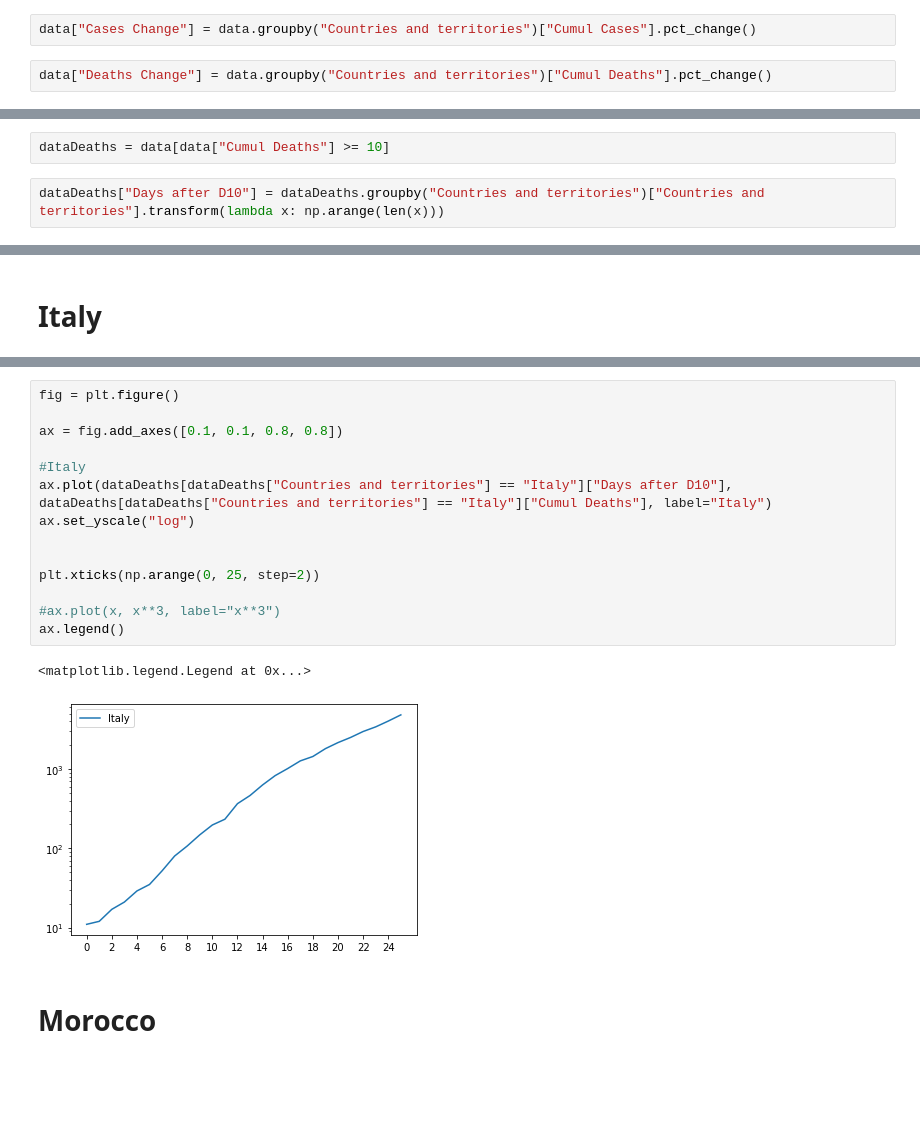
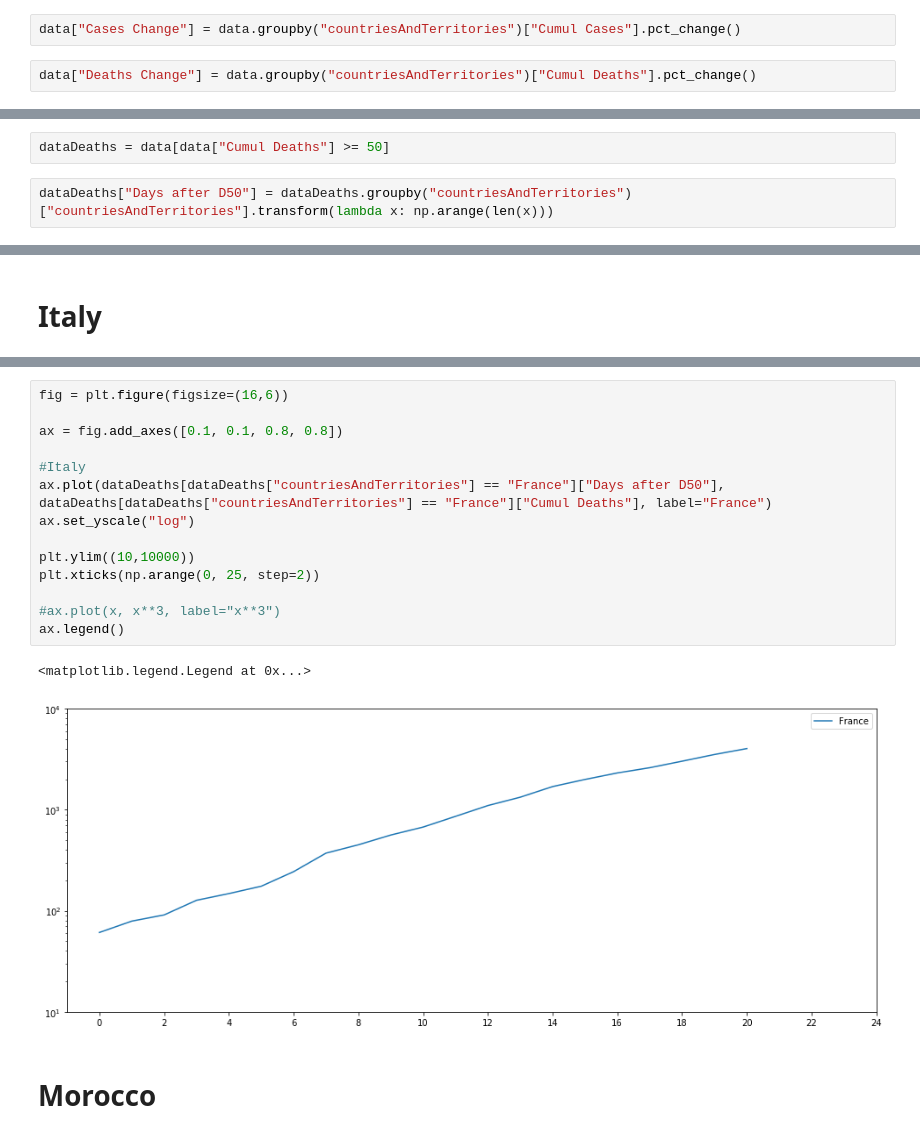
Before and after one commit to wassim-sayerh/covid-19, a Jupyter notebook: Covid Analysis.ipynb, the cells around one changed output, grey strips where cells are left out. Saved outputs shown, nothing was run; the diff lists cells and outputs as text; blank space fills up the shorter version.

```diff
--- a/Covid Analysis.ipynb
+++ b/Covid Analysis.ipynb
@@ -56,15 +76,15 @@ data
 # %% [markdown]
 # Computing percentage changes
 # %%
-data["Cases Change"] = data.groupby("Countries and territories")["Cumul Cases"].pct_change()
+data["Cases Change"] = data.groupby("countriesAndTerritories")["Cumul Cases"].pct_change()
 # %%
-data["Deaths Change"] = data.groupby("Countries and territories")["Cumul Deaths"].pct_change()
+data["Deaths Change"] = data.groupby("countriesAndTerritories")["Cumul Deaths"].pct_change()
 # %% [markdown]
 # Eliminiating dates with fewer then 10 deaths (new table)
 # %%
-dataDeaths = data[data["Cumul Deaths"] >= 10]
+dataDeaths = data[data["Cumul Deaths"] >= 50]
 # %%
-dataDeaths["Days after D10"] = dataDeaths.groupby("Countries and territories")["Countries and territories"].transform(lambda x: np.arange(len(x)))
+dataDeaths["Days after D50"] = dataDeaths.groupby("countriesAndTerritories")["countriesAndTerritories"].transform(lambda x: np.arange(len(x)))
 # %% [output]
 A value is trying to be set on a copy of a slice from a DataFrame.
 Try using .loc[row_indexer,col_indexer] = value instead
@@ -149,20 +263,20 @@ dataDeaths[dataDeaths["Countries and territories"] == "Italy"]
 # %%
-fig = plt.figure()
+fig = plt.figure(figsize=(16,6))
 
 ax = fig.add_axes([0.1, 0.1, 0.8, 0.8])
 
 #Italy
-ax.plot(dataDeaths[dataDeaths["Countries and territories"] == "Italy"]["Days after D10"], dataDeaths[dataDeaths["Countries and territories"] == "Italy"]["Cumul Deaths"], label="Italy")
+ax.plot(dataDeaths[dataDeaths["countriesAndTerritories"] == "France"]["Days after D50"], dataDeaths[dataDeaths["countriesAndTerritories"] == "France"]["Cumul Deaths"], label="France")
 ax.set_yscale("log")
 
-
+plt.ylim((10,10000))
 plt.xticks(np.arange(0, 25, step=2))
 
 #ax.plot(x, x**3, label="x**3")
 ax.legend()
 # %% [output]
 <matplotlib.legend.Legend at 0x...>
-[figure, old version]
+[figure, new version]
 # %% [markdown]
 # Morocco
 # %%
```
Also changed, not shown: parts of 28 cells of this notebook.
